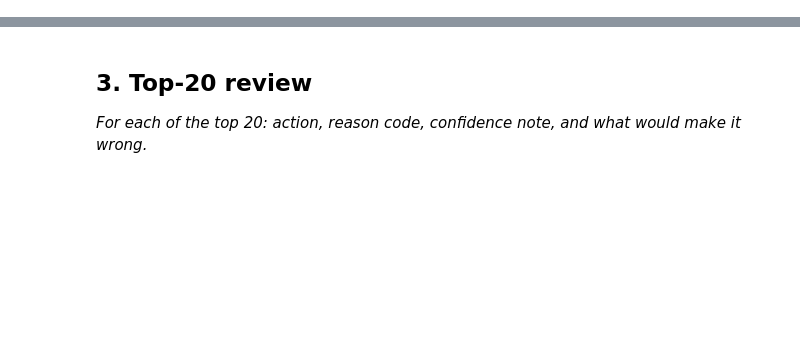
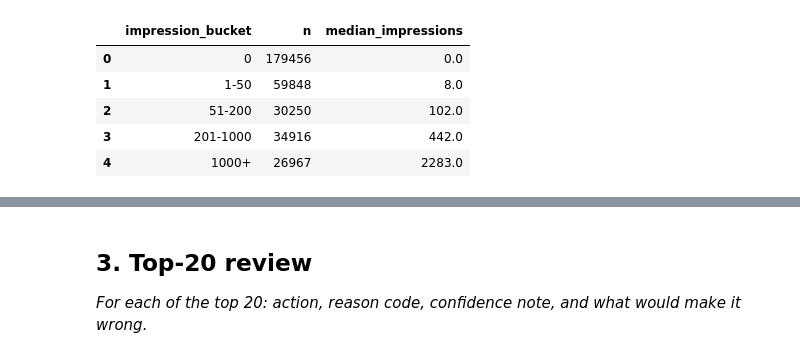
Before and after one commit to eminamandzukic/FlyRank_starter, a Jupyter notebook: work/notebooks/w04_baseline_score.ipynb, the cells around one changed output, grey strips where cells are left out. Drawn from its saved outputs; the diff is of its cells as text; code cells hidden in the pictures; blank space fills up the shorter version.

```diff
--- a/work/notebooks/w04_baseline_score.ipynb
+++ b/work/notebooks/w04_baseline_score.ipynb
@@ -22,0 +85,37 @@ This skeleton is yours to fill. Work the sections **in order** — each one has
+# %%
+import pandas as pd
+
+signal1 = model_frame[
+    ["client_hash_id", "content_hash_id", "impressions_first15"]
+].copy()
+
+signal1["impression_bucket"] = pd.cut(
+    signal1["impressions_first15"],
+    bins=[-1, 0, 50, 200, 1000, float("inf")],
+    labels=[
+        "0",
+        "1-50",
+        "51-200",
+        "201-1000",
+        "1000+"
+    ]
+)
+
+impression_bucket_table = (
+    signal1
+    .groupby("impression_bucket", observed=False)
+    .agg(
+        n=("content_hash_id", "size"),
+        median_impressions=("impressions_first15", "median")
+    )
+    .reset_index()
+)
+
+impression_bucket_table
+# %% [output]
+|  | impression_bucket | n | median_impressions |
+| 0 | 0 | 179456 | 0.0 |
+| 1 | 1-50 | 59848 | 8.0 |
+| 2 | 51-200 | 30250 | 102.0 |
+| 3 | 201-1000 | 34916 | 442.0 |
+| 4 | 1000+ | 26967 | 2283.0 |
```
Also changed, not shown: parts of 20 cells of this notebook.
